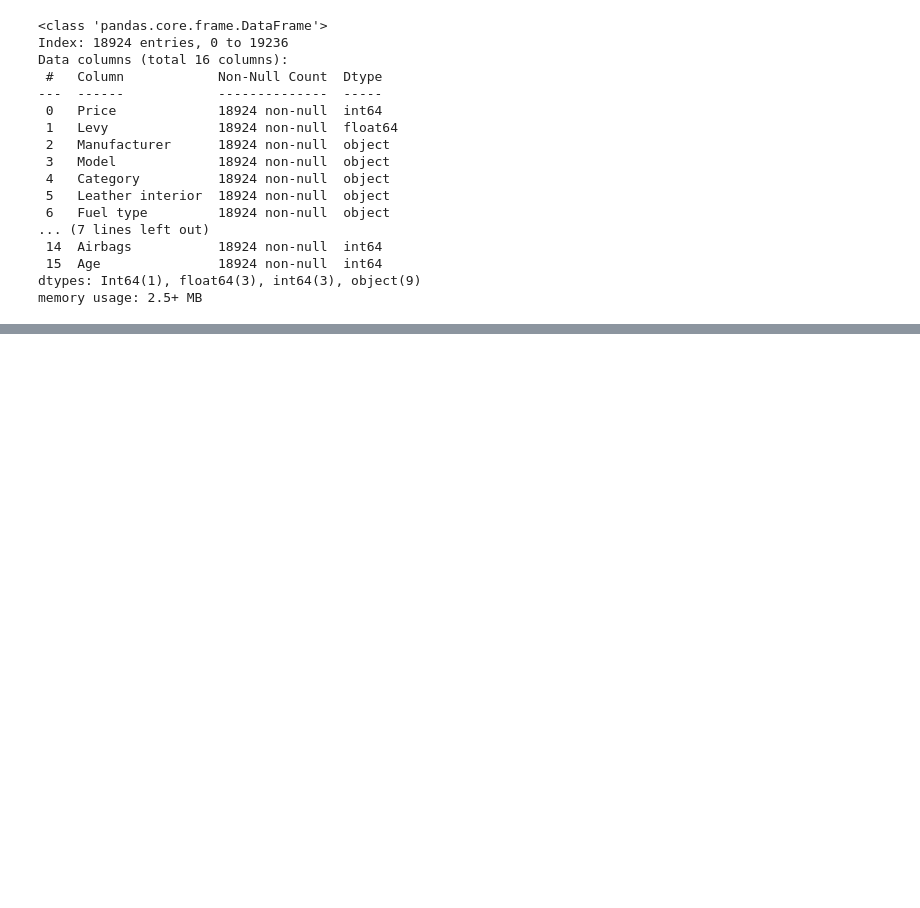
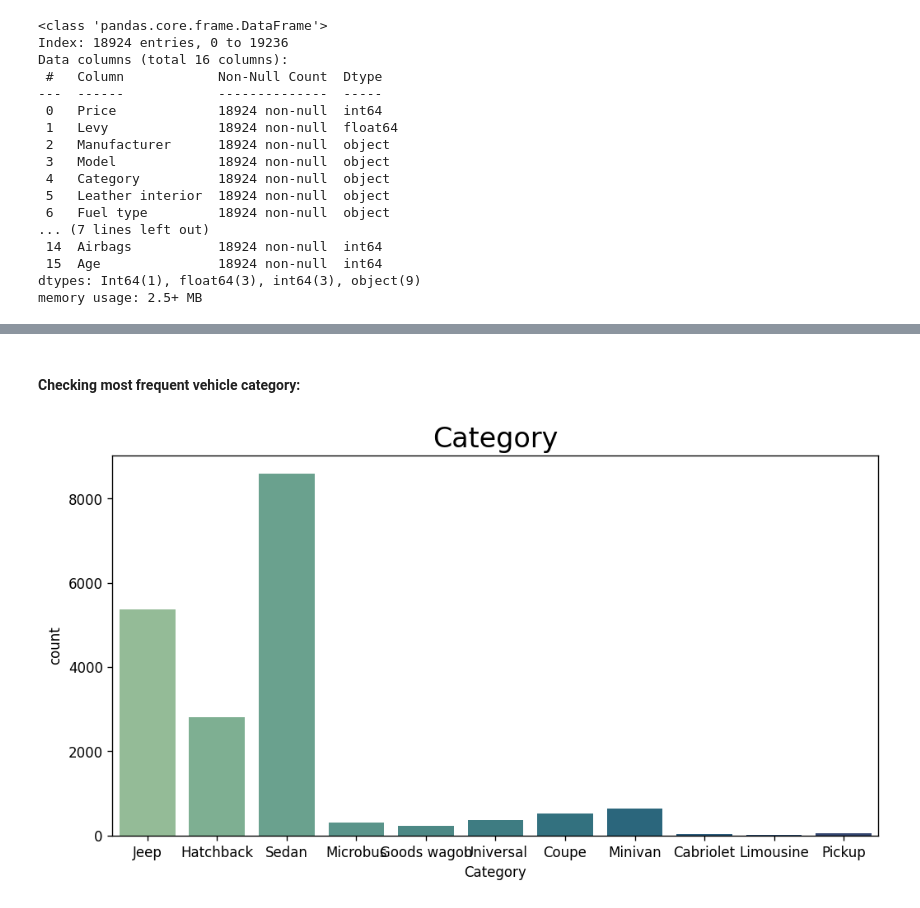
Before and after one commit to saif-gitreps/Car-price-prediction-model, a Jupyter notebook: main.ipynb, the cells around one changed output, grey strips where cells are left out. Drawn from its saved outputs; the diff is of its cells as text; code cells hidden in the pictures; blank space fills up the shorter version.

```diff
--- a/main.ipynb
+++ b/main.ipynb
@@ -228,0 +241,9 @@ memory usage: 2.5+ MB
+# %% [markdown]
+#### Checking most frequent vehicle category:
+# %%
+plt.subplots(figsize=(10,5), dpi=120)
+sns.countplot(data= data, x='Category', palette='crest')
+plt.title("Category",fontsize=20)
+plt.show()
+# %% [output]
+[figure, added]
```
Also changed, not shown: parts of 15 cells of this notebook.
